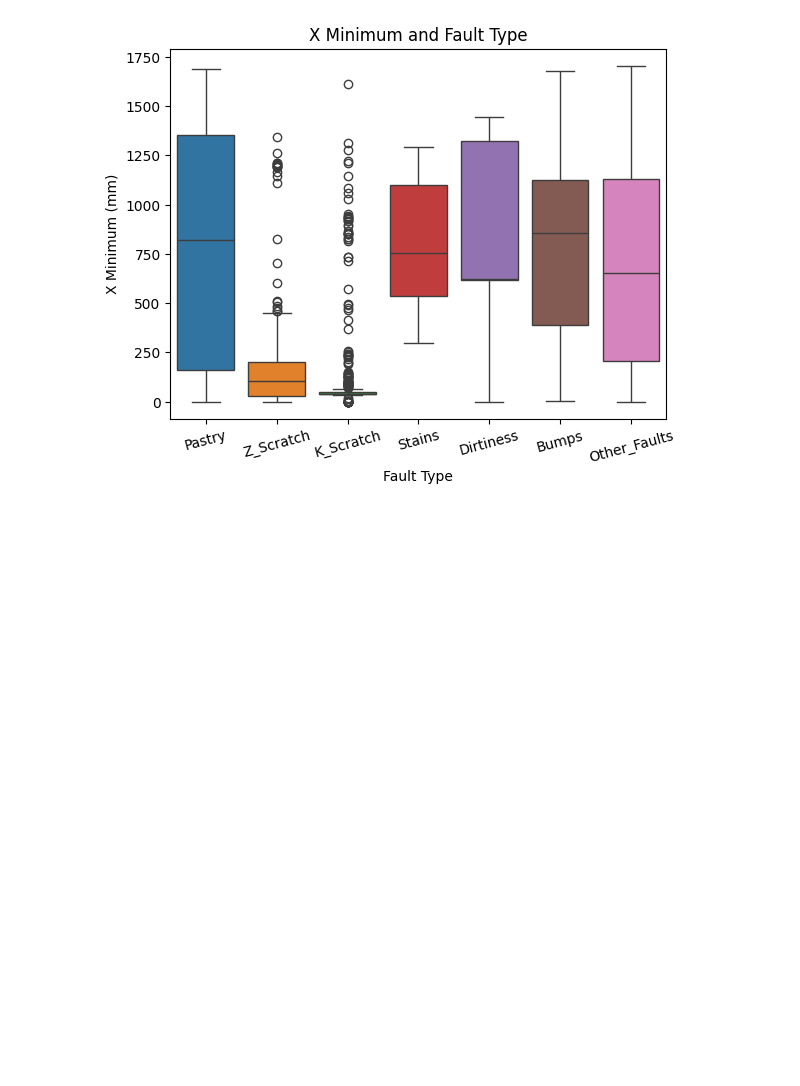
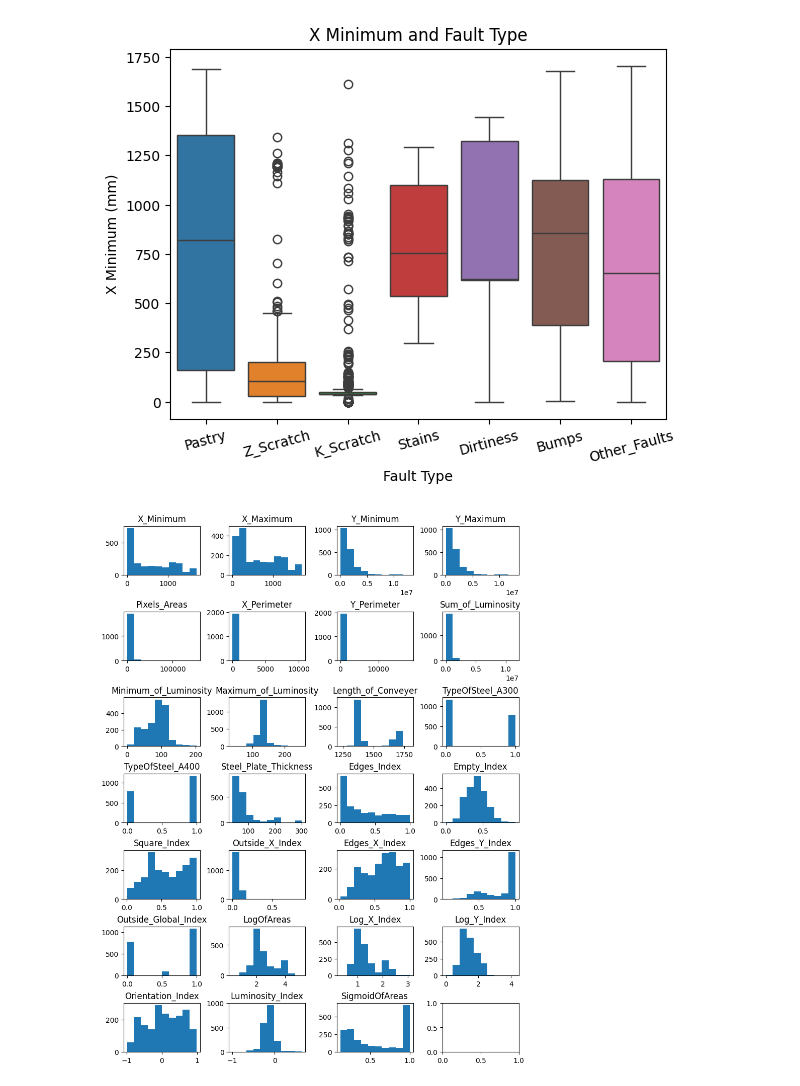
Before and after one commit to hairyex5000/cpsc-322-finalproject, a Jupyter notebook: EDA.ipynb, the cells around one changed output. Saved outputs shown, nothing was run; the diff lists cells and outputs as text; code cells hidden in the pictures; blank space fills up the shorter version.

```diff
--- a/EDA.ipynb
+++ b/EDA.ipynb
@@ -24,3 +23,17 @@ plt.ylabel("X Minimum (mm)")
 plt.show()
 # %% [output]
 [figure]
+# %%
+import copy
+col_count = 4
+
+tmp_classes = copy.deepcopy(data.column_names)
+tmp_classes.remove('Class')
+tmp_fig, ax = plt.subplots((len(tmp_classes)//col_count)+1, col_count, layout='constrained', figsize=(8,8))
+tmp_fig.set_size_inches(8.5, 11)
+for col in range(len(tmp_classes)):
+    tmp = ax.flat[col]
+    tmp.hist(data.get_column(data.column_names[col]))
+    tmp.set_title(data.column_names[col])
+# %% [output]
+[figure, added]
```
Also changed, not shown: parts of 1 cell of this notebook.
